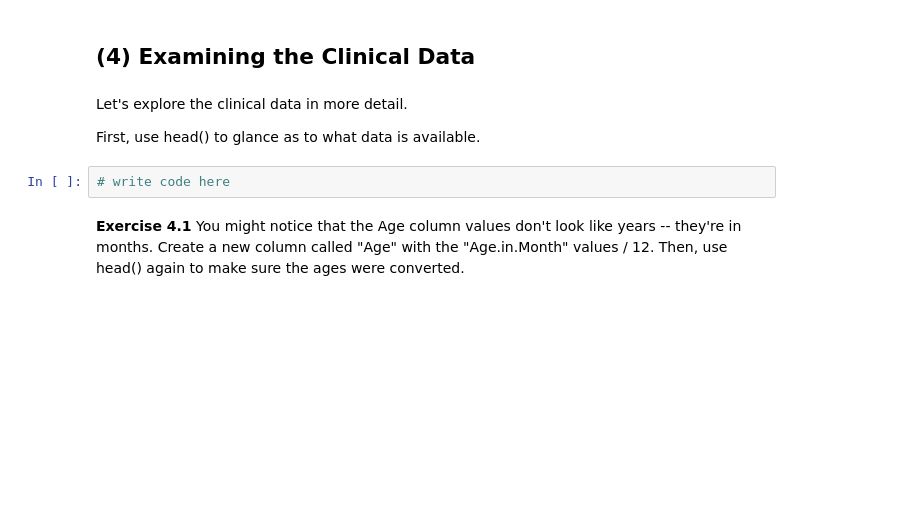
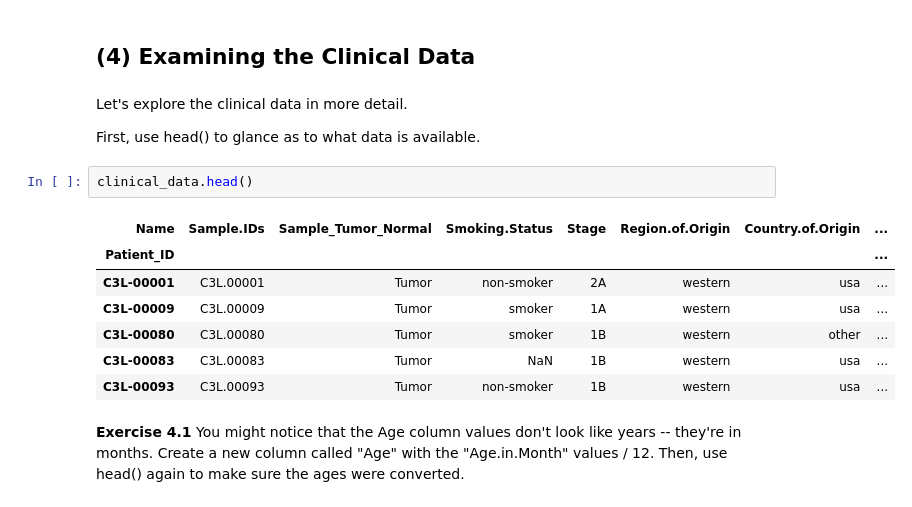
Before and after one commit to ssavur16/qbio490, a Jupyter notebook: week9_python/Intro_to_CPTAC.ipynb, the cells around one changed output. Saved outputs shown, nothing was run; the diff lists cells and outputs as text; blank space fills up the shorter version.

```diff
--- a/week9_python/Intro_to_CPTAC.ipynb
+++ b/week9_python/Intro_to_CPTAC.ipynb
@@ -195,7 +354,15 @@ Let's explore the clinical data in more detail.
 
 First, use head() to glance as to what data is available.
 # %%
-# write code here
+clinical_data.head()
+# %% [output]
+| Name | Sample.IDs | Sample_Tumor_Normal | Smoking.Status | Stage | Region.of.Origin | Country.of.Origin | ... |
+| Patient_ID |  |  |  |  |  |  | ... |
+| C3L-00001 | C3L.00001 | Tumor | non-smoker | 2A | western | usa | ... |
+| C3L-00009 | C3L.00009 | Tumor | smoker | 1A | western | usa | ... |
+| C3L-00080 | C3L.00080 | Tumor | smoker | 1B | western | other | ... |
+| C3L-00083 | C3L.00083 | Tumor | NaN | 1B | western | usa | ... |
+| C3L-00093 | C3L.00093 | Tumor | non-smoker | 1B | western | usa | ... |
 # %% [markdown]
 **Exercise 4.1** You might notice that the Age column values don't look like years -- they're in months. Create a new column called "Age" with the "Age.in.Month" values / 12. Then, use head() again to make sure the ages were converted.
 # %%
```
Also changed, not shown: parts of 37 cells of this notebook.
